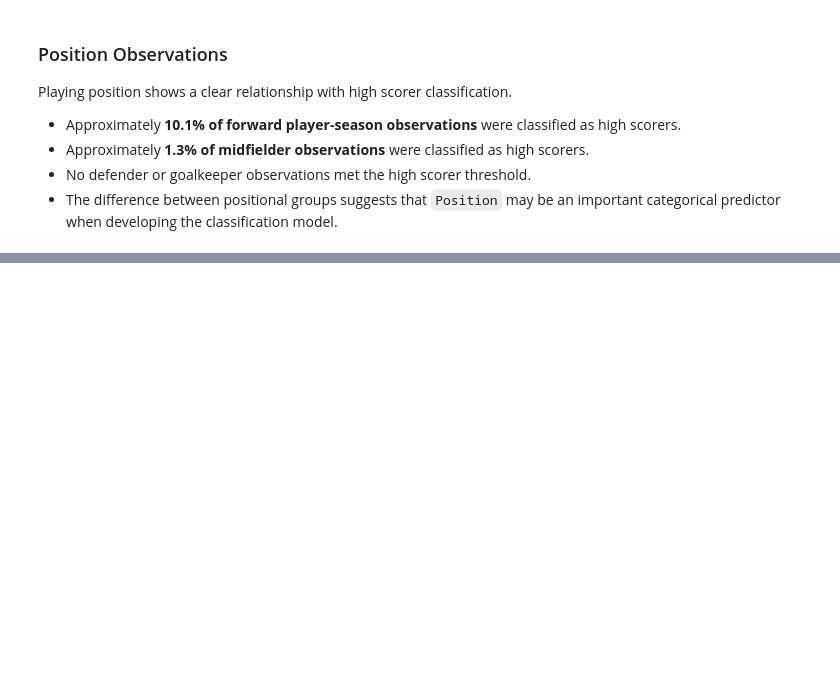
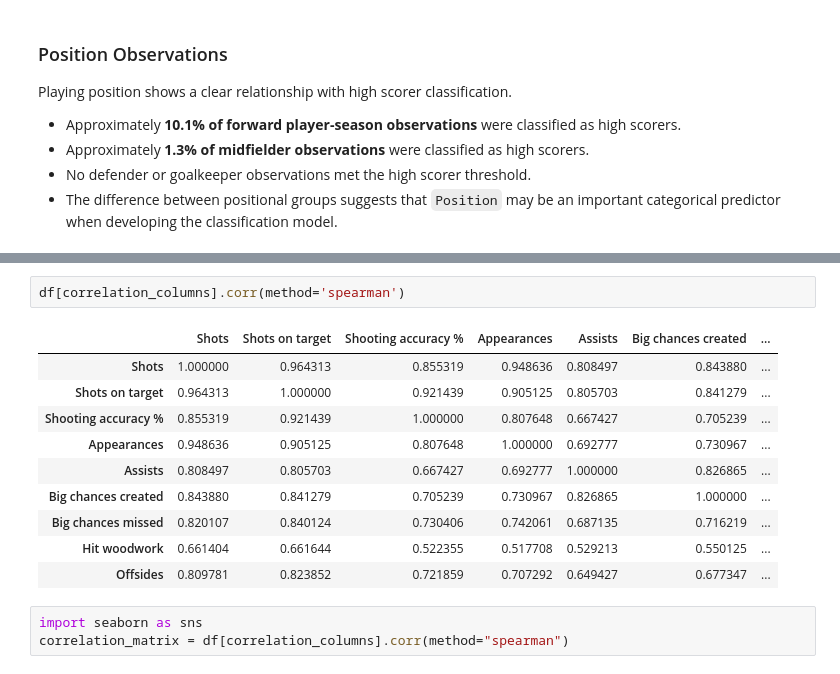
Before and after one commit to garethrogers28/premier-league-predictor, a Jupyter notebook: jupyter_notebooks/03_Exploratory_Data_Analysis.ipynb, the cells around one changed output, grey strips where cells are left out. Cells and saved outputs as stored; diff of their text form; blank space fills up the shorter version.

```diff
--- a/jupyter_notebooks/03_Exploratory_Data_Analysis.ipynb
+++ b/jupyter_notebooks/03_Exploratory_Data_Analysis.ipynb
@@ -496,0 +523,16 @@ Playing position shows a clear relationship with high scorer classification.
+# %%
+df[correlation_columns].corr(method='spearman')
+# %% [output]
+|  | Shots | Shots on target | Shooting accuracy % | Appearances | Assists | Big chances created | ... |
+| Shots | 1.000000 | 0.964313 | 0.855319 | 0.948636 | 0.808497 | 0.843880 | ... |
+| Shots on target | 0.964313 | 1.000000 | 0.921439 | 0.905125 | 0.805703 | 0.841279 | ... |
+| Shooting accuracy % | 0.855319 | 0.921439 | 1.000000 | 0.807648 | 0.667427 | 0.705239 | ... |
+| Appearances | 0.948636 | 0.905125 | 0.807648 | 1.000000 | 0.692777 | 0.730967 | ... |
+| Assists | 0.808497 | 0.805703 | 0.667427 | 0.692777 | 1.000000 | 0.826865 | ... |
+| Big chances created | 0.843880 | 0.841279 | 0.705239 | 0.730967 | 0.826865 | 1.000000 | ... |
+| Big chances missed | 0.820107 | 0.840124 | 0.730406 | 0.742061 | 0.687135 | 0.716219 | ... |
+| Hit woodwork | 0.661404 | 0.661644 | 0.522355 | 0.517708 | 0.529213 | 0.550125 | ... |
+| Offsides | 0.809781 | 0.823852 | 0.721859 | 0.707292 | 0.649427 | 0.677347 | ... |
+# %%
+import seaborn as sns
+correlation_matrix = df[correlation_columns].corr(method="spearman")
```
Also changed, not shown: parts of 8 cells of this notebook.
